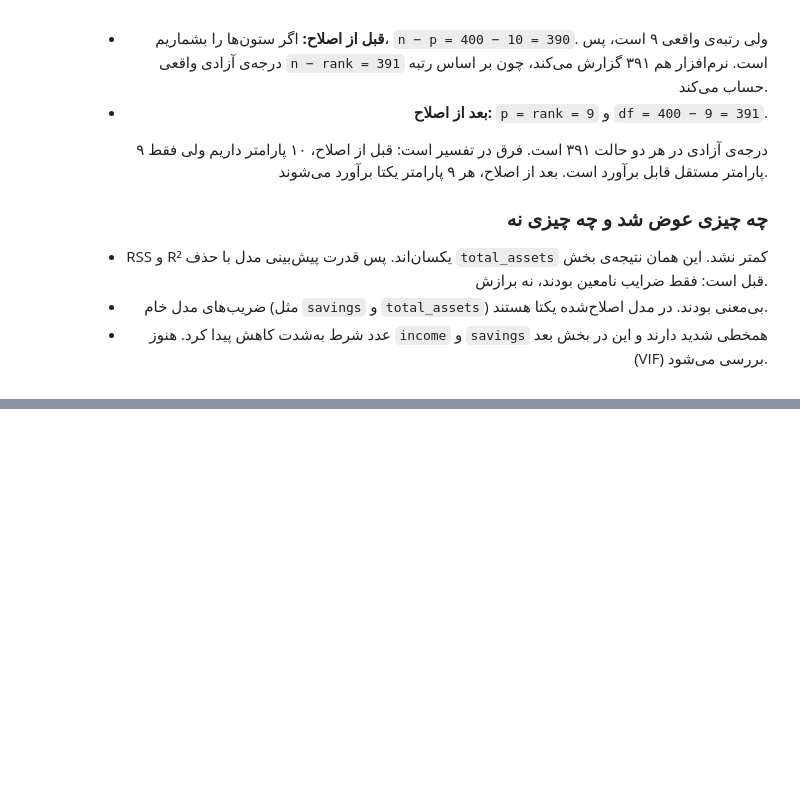
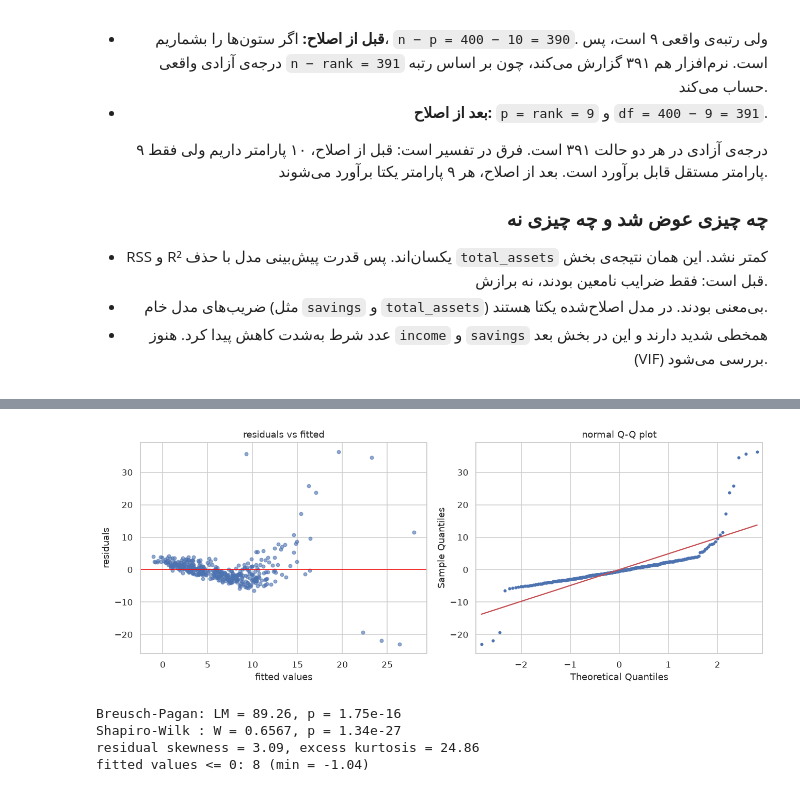
Before and after one commit to KiarashAkbari/ML-CHALLENGE, a Jupyter notebook: term-3/answers/quiz-1-answer/quiz-1-answer.ipynb, the cells around one changed output, grey strips where cells are left out. Cells and saved outputs as stored; diff of their text form; code cells hidden in the pictures; blank space fills up the shorter version.

```diff
--- a/term-3/answers/quiz-1-answer/quiz-1-answer.ipynb
+++ b/term-3/answers/quiz-1-answer/quiz-1-answer.ipynb
@@ -630,0 +1112,40 @@ pd.DataFrame({'coef': m_fix.params, 'se': m_fix.bse}).round(4)
+# %%
+from scipy import stats
+import statsmodels.api as sm
+from statsmodels.stats.diagnostic import het_breuschpagan
+
+formula_q2 = ('monthly_spend ~ age + income + tenure_months + n_products '
+              '+ investments + C(region)')
+m_q2 = smf.ols(formula_q2, data=df).fit()
+X_q2 = m_q2.model.exog
+resid = m_q2.resid
+fitted = m_q2.fittedvalues
+
+fig, axes = plt.subplots(1, 2, figsize=(12, 4.8))
+
+axes[0].scatter(fitted, resid, s=18, alpha=0.6, color='#4C72B0')
+axes[0].axhline(0, color='red', lw=1)
+axes[0].set_xlabel('fitted values')
+axes[0].set_ylabel('residuals')
+axes[0].set_title('residuals vs fitted')
+
+sm.qqplot(resid, line='s', ax=axes[1], markersize=3)
+axes[1].set_title('normal Q-Q plot')
+
+plt.tight_layout()
+plt.show()
+# %% [output]
+[figure, added]
+# %%
+bp_lm, bp_p, bp_f, bp_fp = het_breuschpagan(resid, X_q2)
+sw_w, sw_p = stats.shapiro(resid)
+
+print(f'Breusch-Pagan: LM = {bp_lm:.2f}, p = {bp_p:.2e}')
+print(f'Shapiro-Wilk : W = {sw_w:.4f}, p = {sw_p:.2e}')
+print(f'residual skewness = {stats.skew(resid):.2f}, excess kurtosis = {stats.kurtosis(resid):.2f}')
+print(f'fitted values <= 0: {(fitted <= 0).sum()} (min = {fitted.min():.2f})')
+# %% [output]
+Breusch-Pagan: LM = 89.26, p = 1.75e-16
+Shapiro-Wilk : W = 0.6567, p = 1.34e-27
+residual skewness = 3.09, excess kurtosis = 24.86
+fitted values <= 0: 8 (min = -1.04)
```
Also changed, not shown: parts of 51 cells of this notebook, 3 other files.
